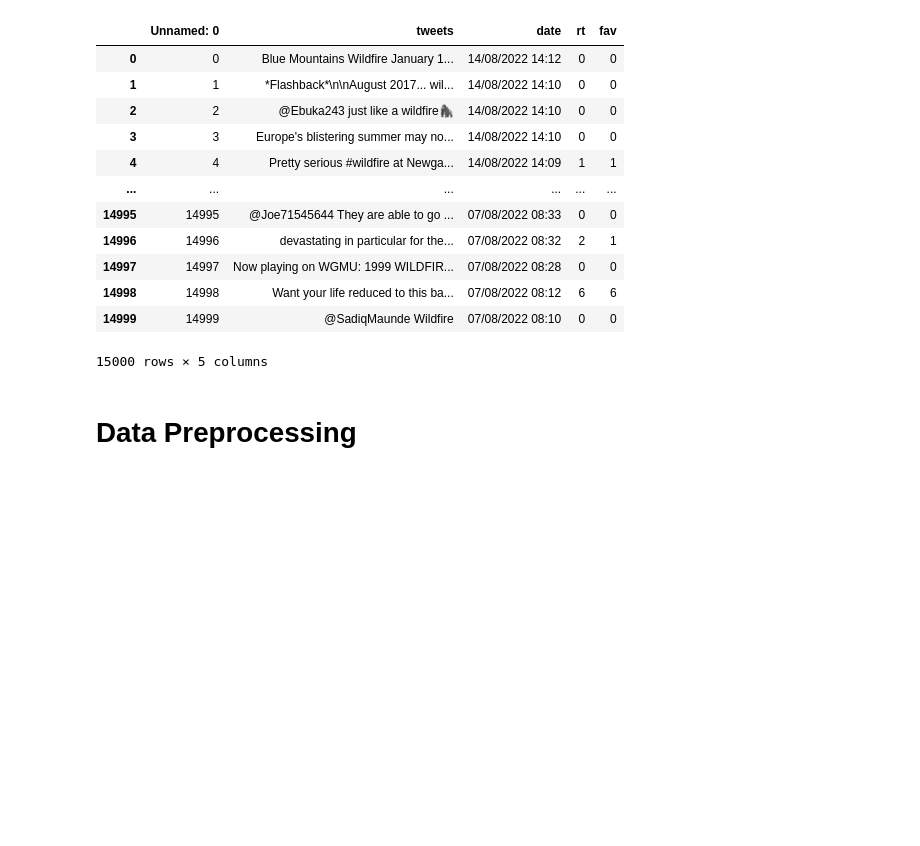
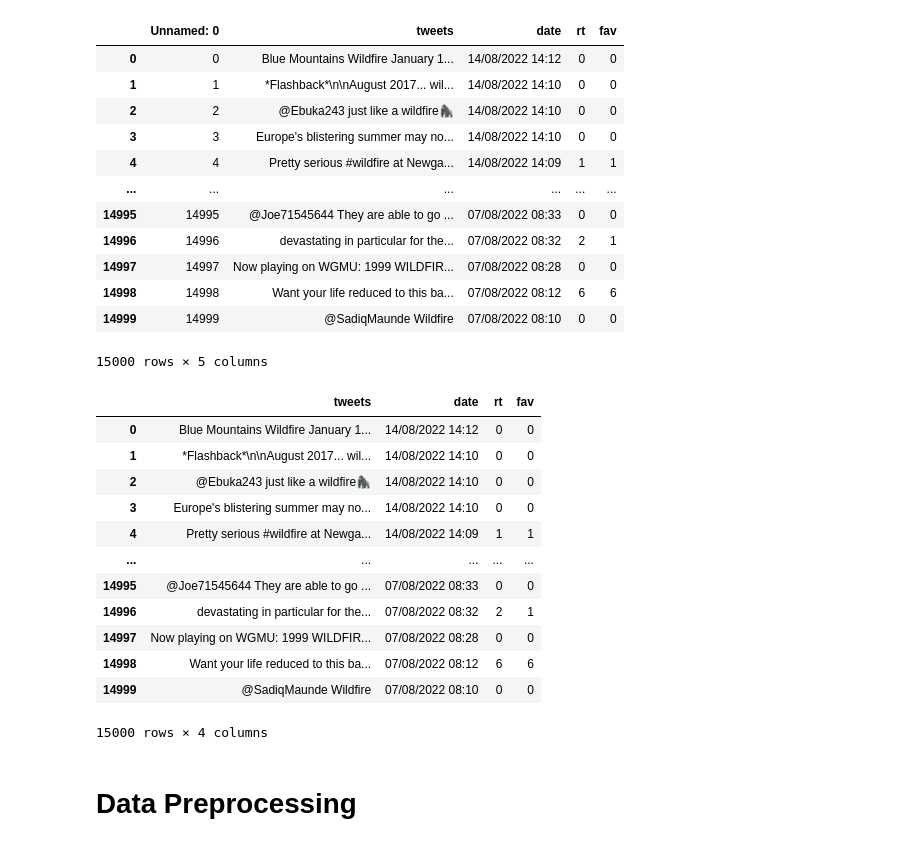
Before and after one commit to baylans/Oscar_sentimentanalysis, a Jupyter notebook: Sentiment Analysis.ipynb, the cells around one changed output. Drawn from its saved outputs; the diff is of its cells as text; code cells hidden in the pictures; blank space fills up the shorter version.

Commit message:
drop an extra column

```diff
--- a/Sentiment Analysis.ipynb
+++ b/Sentiment Analysis.ipynb
@@ -66,7 +66,6 @@ NameError: name 'wildfire' is not defined
 # %%
 wildfire = pd.read_csv("wildfire.csv")
 wildfire.reset_index(drop=True, inplace=True)
-wildfire = wildfire.dropna()
 wildfire
 # %% [output]
 |  | Unnamed: 0 | tweets | date | rt | fav |
@@ -82,6 +81,23 @@ wildfire
 | 14998 | 14998 | Want your life reduced to this ba... | 07/08/2022 08:12 | 6 | 6 |
 | 14999 | 14999 | @SadiqMaunde Wildfire | 07/08/2022 08:10 | 0 | 0 |
 15000 rows × 5 columns
+# %%
+wildfire.drop(wildfire.columns[[0]], axis=1, inplace=True)
+wildfire
+# %% [output]
+|  | tweets | date | rt | fav |
+| 0 | Blue Mountains Wildfire January 1... | 14/08/2022 14:12 | 0 | 0 |
+| 1 | *Flashback*\n\nAugust 2017... wil... | 14/08/2022 14:10 | 0 | 0 |
+| 2 | @Ebuka243 just like a wildfire🦍 | 14/08/2022 14:10 | 0 | 0 |
+| 3 | Europe's blistering summer may no... | 14/08/2022 14:10 | 0 | 0 |
+| 4 | Pretty serious #wildfire at Newga... | 14/08/2022 14:09 | 1 | 1 |
+| ... | ... | ... | ... | ... |
+| 14995 | @Joe71545644 They are able to go ... | 07/08/2022 08:33 | 0 | 0 |
+| 14996 | devastating in particular for the... | 07/08/2022 08:32 | 2 | 1 |
+| 14997 | Now playing on WGMU: 1999 WILDFIR... | 07/08/2022 08:28 | 0 | 0 |
+| 14998 | Want your life reduced to this ba... | 07/08/2022 08:12 | 6 | 6 |
+| 14999 | @SadiqMaunde Wildfire | 07/08/2022 08:10 | 0 | 0 |
+15000 rows × 4 columns
 # %% [markdown]
 # Data Preprocessing
 # %%
```
Also changed, not shown: parts of 1 cell of this notebook.
